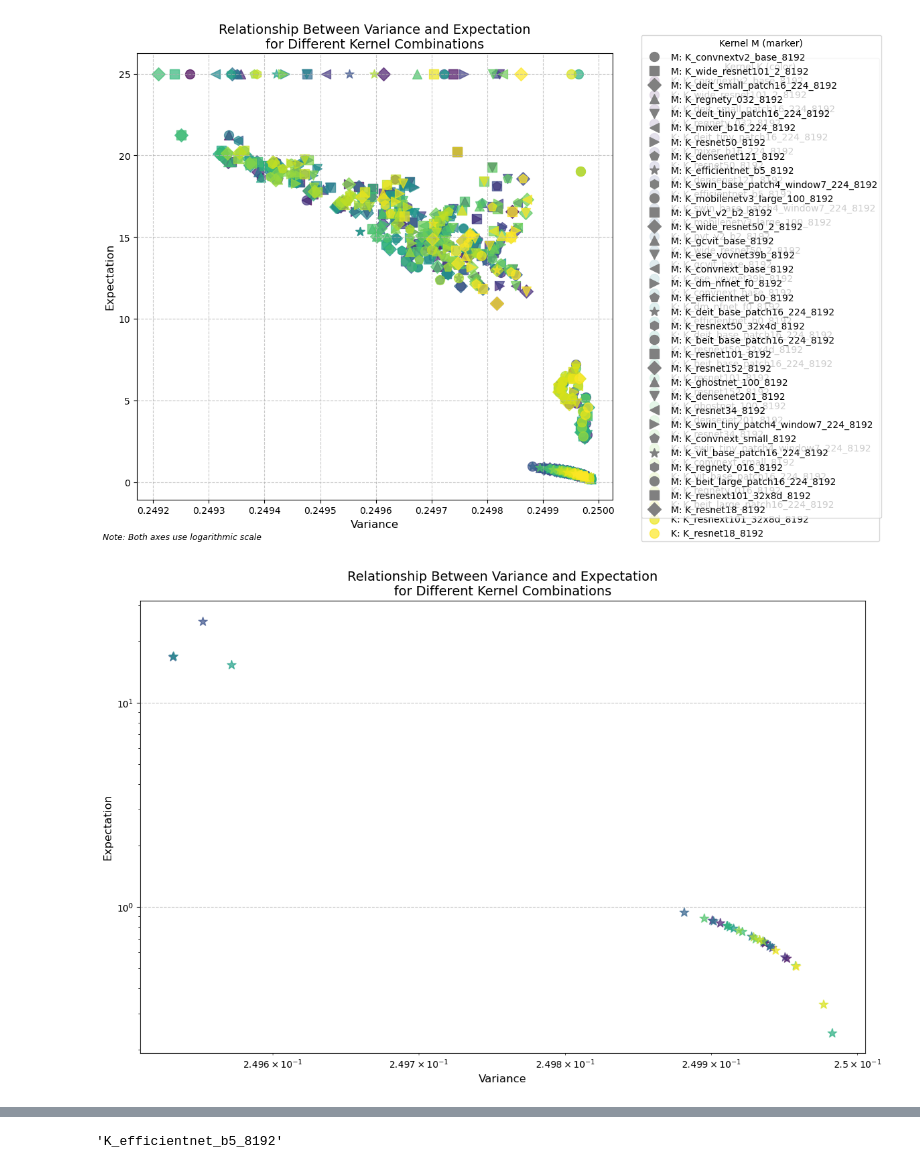
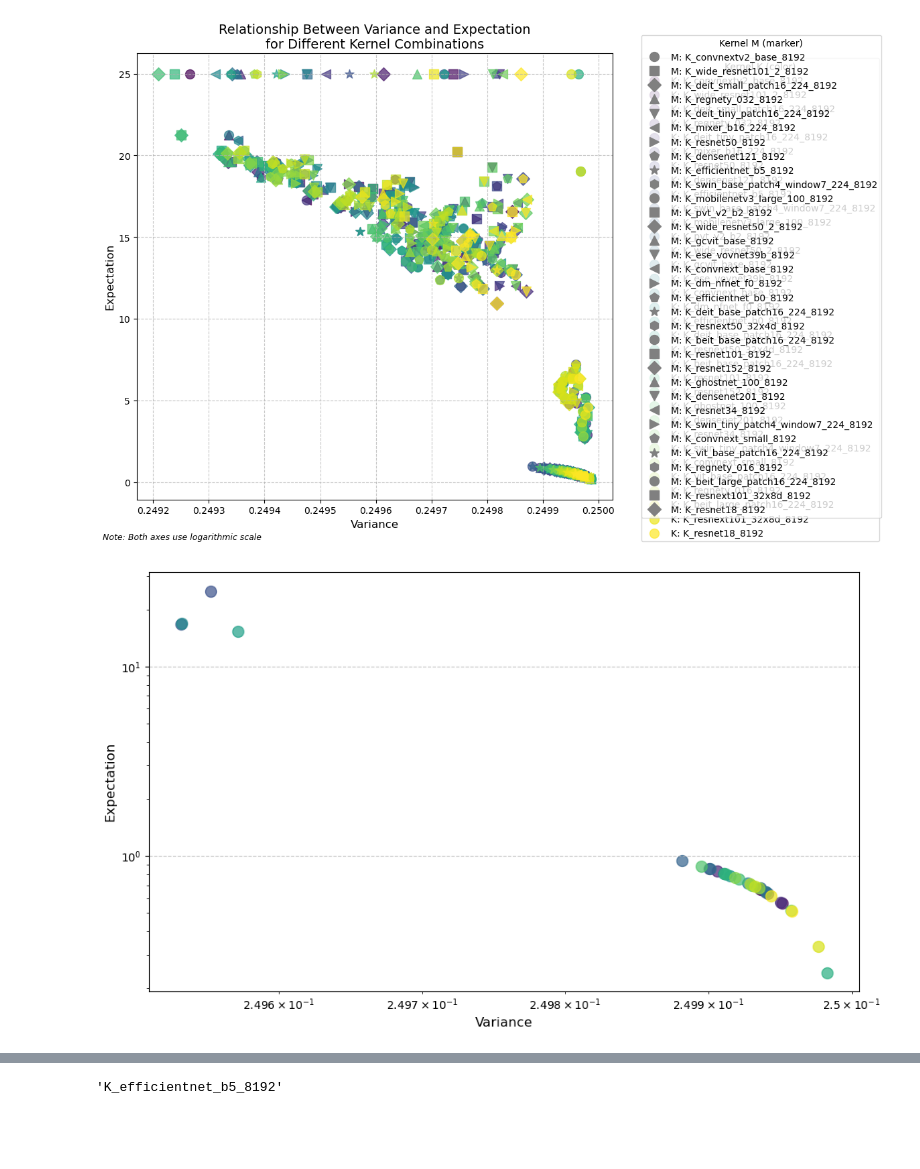
Before and after one commit to niketp03/BirthOfSSL, a Jupyter notebook: imagenet/evalkernels.ipynb, the cells around one changed output, grey strips where cells are left out. Cells and saved outputs as stored; diff of their text form; code cells hidden in the pictures; blank space fills up the shorter version.

```diff
--- a/imagenet/evalkernels.ipynb
+++ b/imagenet/evalkernels.ipynb
@@ -168,10 +168,10 @@ plt.show()
 [figure]
 # %%
 # Create a clearer visualization of expectation vs variance relationships
-plt.figure(figsize=(12, 8))
+plt.figure(figsize=(10,6))
 
 # Use a distinct color for each M kernel and marker for each K kernel
-markers = ['o', 's', 'D', '^', 'v', '<', '>', 'p', '*', 'h']
+markers = ['o']
 colors = plt.cm.viridis(np.linspace(0, 1, len(kernels)))
 
 # Create a dictionary to track which combinations we've already plotted for the legend
@@ -195,35 +195,38 @@ for M_idx in range(len(kernels)):
                 s=100,                          # Larger point size
                 color=colors[M_idx],            # Color by M kernel
                 marker=markers[K_idx % len(markers)],  # Shape by K kernel
                 alpha=0.7,                      # Slight transparency
                 label=m_label)                  # Label only for legend
 
 
 # Add a separate legend for K markers
 from matplotlib.lines import Line2D
 legend_elements = [Line2D([0], [0], marker=markers[K_idx % len(markers)], color='gray',
                          label=f"K: {names[K_idx]}", markersize=10, linestyle='None')]
 
 # First legend for M colors
 first_legend = plt.legend(title="Kernel M (color)", bbox_to_anchor=(1.05, 1), loc='upper left')
 plt.gca().add_artist(first_legend)
 
 # Second legend for K markers
 #plt.legend(handles=legend_elements, title="Kernel K (marker)",
 #           bbox_to_anchor=(1.05, 0.5), loc='center left')
 
 plt.ylabel('Expectation', fontsize=12)  # Now y-axis is expectation
 plt.xlabel('Variance', fontsize=12)     # Now x-axis is variance
 
 plt.xscale('log')
 plt.yscale('log')
-plt.title('Relationship Between Variance and Expectation\nfor Different Kernel Combinations', fontsize=14)
+#plt.title('Relationship Between Variance and Expectation\nfor Different Kernel Combinations', fontsize=14)
 plt.grid(True, linestyle='--', alpha=0.7)
 
 plt.tight_layout()
+
+plt.savefig('kernel_variance_expectation.pdf', format='pdf', dpi=300, bbox_inches='tight')
+
 plt.show()
 # %% [output]
-[figure, old version]
+[figure, new version]
 # %%
 names2 = ['K_deit_tiny_patch16_224_8192', 'K_deit_small_patch16_224_8192',
        'K_pvt_v2_b2_8192', 'K_resnet34_8192', 'K_resnet18_8192',
```
Also changed, not shown: parts of 4 cells of this notebook, 6 other files.
